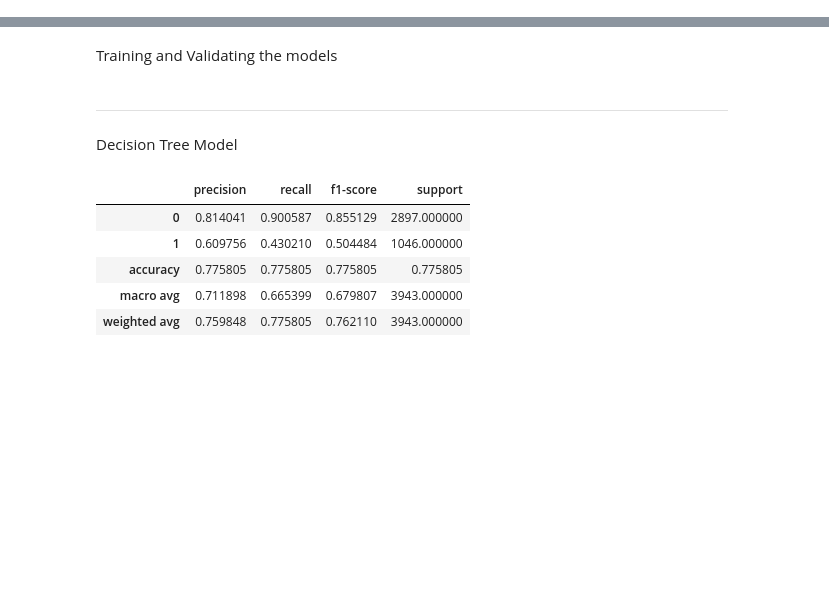
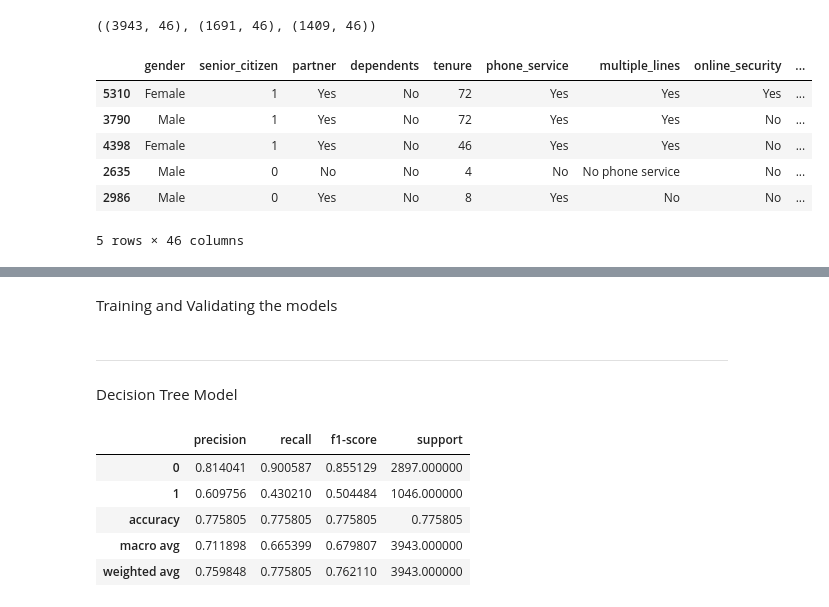
Before and after one commit to NSharick/classification-project, a Jupyter notebook: final_report_classification_project.ipynb, the cells around one changed output, grey strips where cells are left out. Saved outputs shown, nothing was run; the diff lists cells and outputs as text; code cells hidden in the pictures; blank space fills up the shorter version.

```diff
--- a/final_report_classification_project.ipynb
+++ b/final_report_classification_project.ipynb
@@ -276,0 +86,18 @@ There is a statistically significant relationship
+# %%
+#use the prep_telco function from the prepare.py (imported above) to clean and split the data
+train, validate, test = prep_telco(df)
+#verify the data split
+train.shape, validate.shape, test.shape
+# %% [output]
+((3943, 46), (1691, 46), (1409, 46))
+# %%
+#view the first 5 rows of the train set to verify the cleaned data
+train.head()
+# %% [output]
+|  | gender | senior_citizen | partner | dependents | tenure | phone_service | multiple_lines | online_security | ... |
+| 5310 | Female | 1 | Yes | No | 72 | Yes | Yes | Yes | ... |
+| 3790 | Male | 1 | Yes | No | 72 | Yes | Yes | No | ... |
+| 4398 | Female | 1 | Yes | No | 46 | Yes | Yes | No | ... |
+| 2635 | Male | 0 | No | No | 4 | No | No phone service | No | ... |
+| 2986 | Male | 0 | Yes | No | 8 | Yes | No | No | ... |
+5 rows × 46 columns
```
Also changed, not shown: parts of 71 cells of this notebook, 2 other files.
